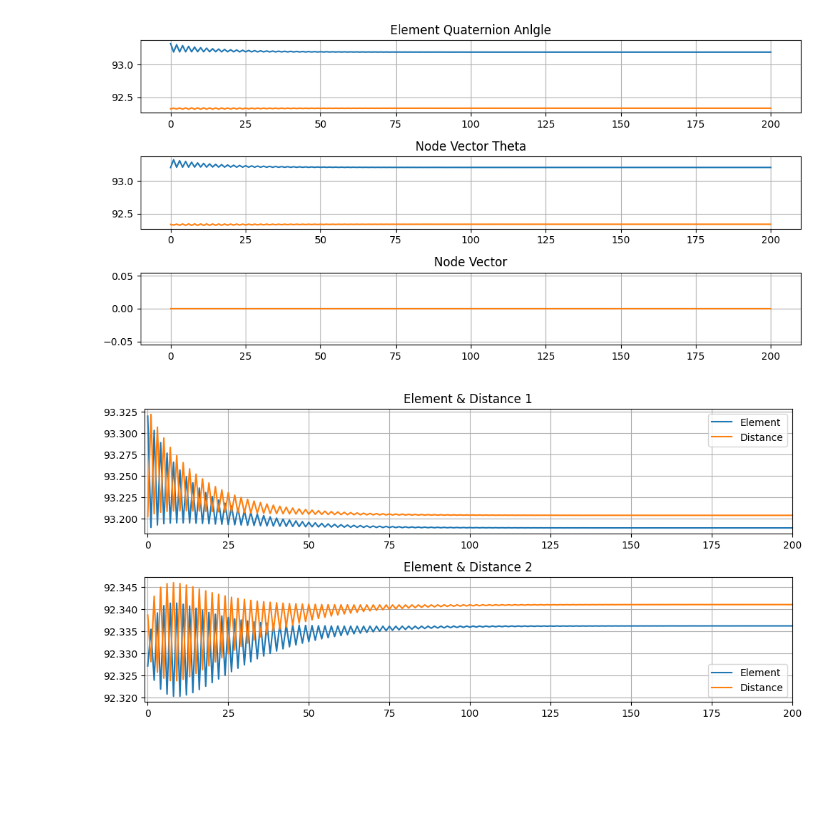
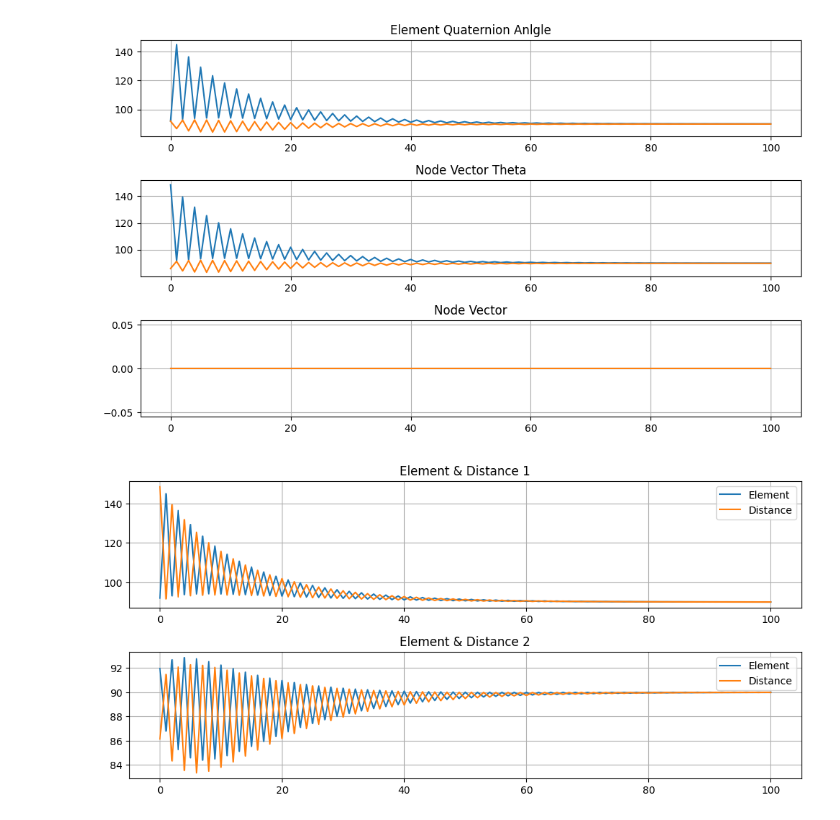
Before and after one commit to yang-si-hang/paper-2023, a Jupyter notebook: Test branch/PD/TestCoeerateLocalSolver.ipynb, the cells around one changed output. Cells and saved outputs as stored; diff of their text form; code cells hidden in the pictures; blank space fills up the shorter version.

```diff
--- a/Test branch/PD/TestCoeerateLocalSolver.ipynb
+++ b/Test branch/PD/TestCoeerateLocalSolver.ipynb
@@ -7,7 +7,7 @@ import matplotlib.pyplot as plt
 from matplotlib.gridspec import GridSpec
 # %%
 # 读取 .npz 文件
-data = np.load('DataWrite/local_solve_10.npz')
+data = np.load('DataWrite/local_solve_0.npz')
 
 # 访问各个数组
 distance_vec1 = data['distance_vec1']
@@ -20,31 +20,31 @@ ele_quat_theta2 = data['ele_quat_theta2']
 # 关闭文件以释放资源
 data.close()
 # %%
-fig = plt.figure(figsize=(10, 5), dpi=100)
+fig = plt.figure(figsize=(10, 6), dpi=100)
 gs = GridSpec(3, 1, figure=fig)
 
 ax_ele_theta = fig.add_subplot(gs[0])
 ax_ele_theta.plot(ele_quat_theta1)
 ax_ele_theta.plot(ele_quat_theta2)
 ax_ele_theta.set_title('Element Quaternion Anlgle')
 
 ax_distance_theta = fig.add_subplot(gs[1])
 ax_distance_theta.plot(distance_theta1)
 ax_distance_theta.plot(distance_theta2)
 ax_distance_theta.set_title('Node Vector Theta')
 
 ax_distance_vec = fig.add_subplot(gs[2])
 ax_distance_vec.plot(distance_vec1[:, 1])
 ax_distance_vec.plot(distance_vec2[:, 1])
 ax_distance_vec.set_title('Node Vector')
 
 axs = [ax_ele_theta, ax_distance_theta, ax_distance_vec]
 for ax in axs:
     ax.grid(True)
 
 plt.tight_layout()
 # %% [output]
-[figure, old version]
+[figure, new version]
 # %%
 fig = plt.figure(figsize=(10, 7), dpi=100)
 gs = GridSpec(3, 1, figure=fig)
@@ -62,10 +62,10 @@ ax_distance_theta.set_title('Element & Distance 2')
 axs = [ax_ele_theta, ax_distance_theta]
 for ax in axs:
     # ax.ticklabel_format(axis='y', style='sci', scilimits=(-1, 1), useLocale=False, useMathText=True)
-    ax.set_xlim([-1, 200])
+    # ax.set_xlim([-1, 200])
     ax.legend()
     ax.grid(True)
 
 plt.tight_layout()
 # %% [output]
-[figure, old version]
+[figure, new version]
```
Also changed, not shown: 1 other file.
